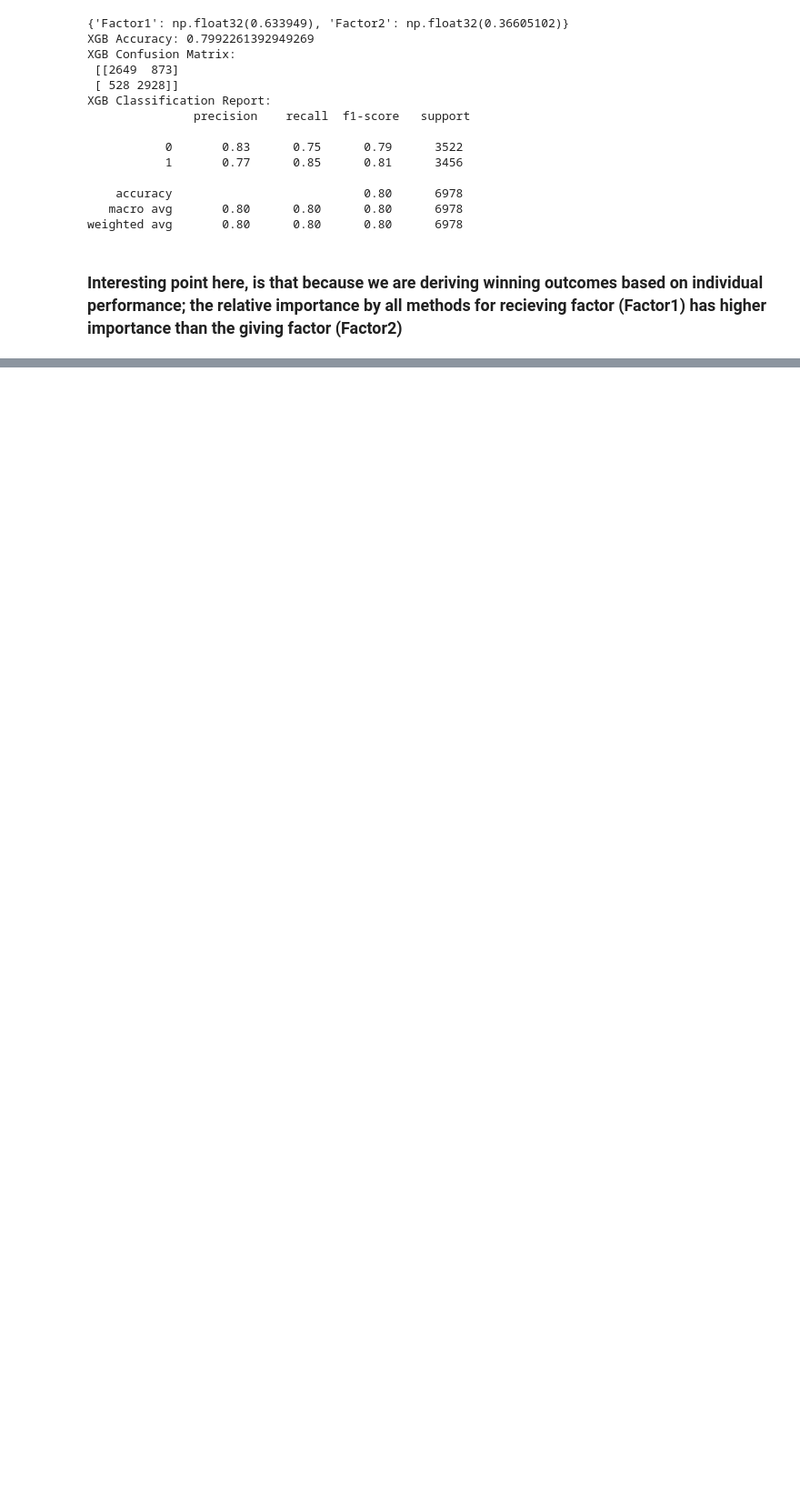
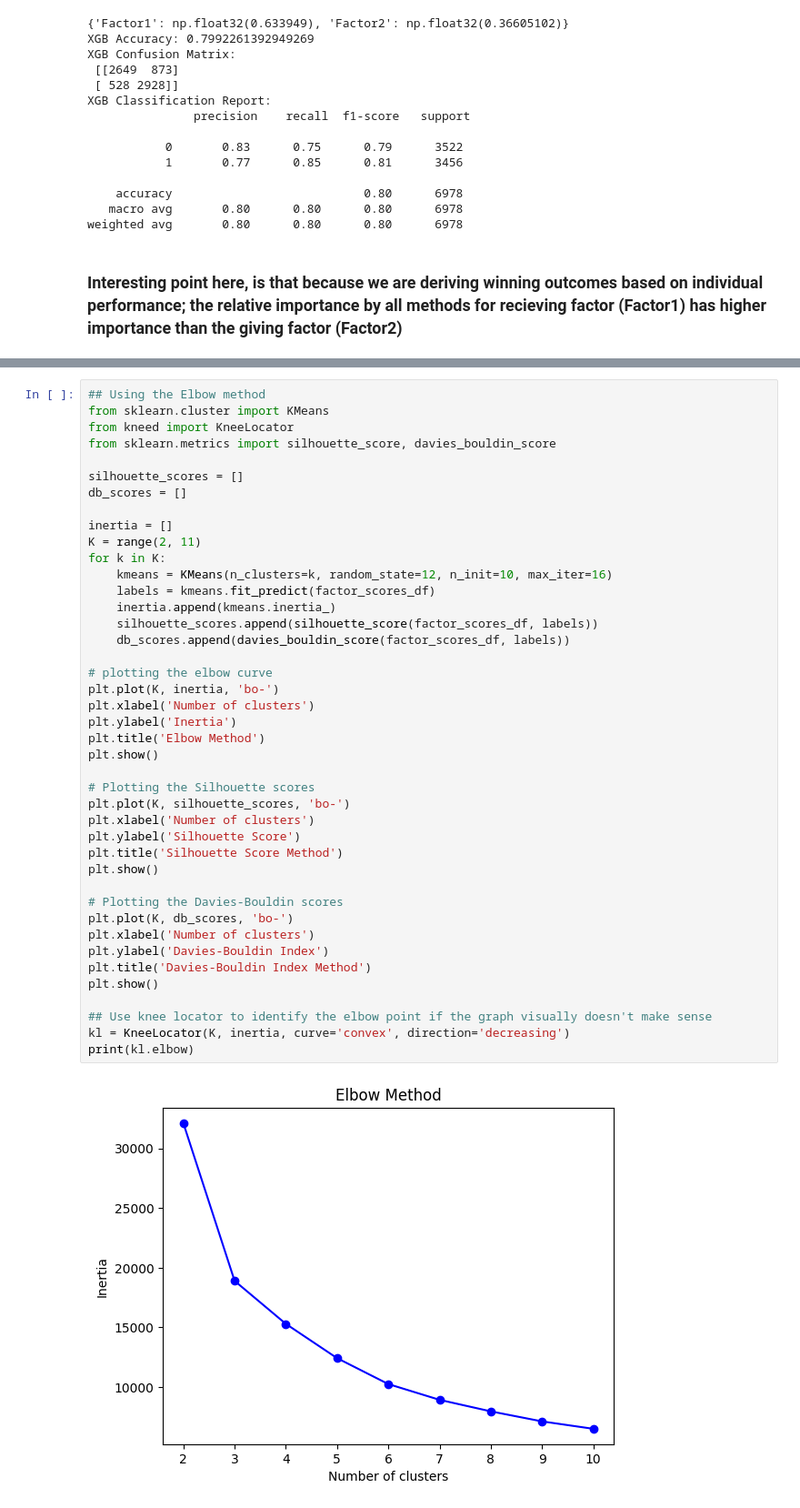
Before and after one commit to TDI-Lab/Collective-Intelligence-LoL, a Jupyter notebook: notebooks/individualAnalysis.ipynb, the cells around one changed output, grey strips where cells are left out. Shown: that part at 91% size. Saved outputs shown, nothing was run; the diff lists cells and outputs as text; blank space fills up the shorter version.

Commit message:
Code snippets for clustering teams and players

```diff
--- a/notebooks/individualAnalysis.ipynb
+++ b/notebooks/individualAnalysis.ipynb
@@ -739,0 +777,44 @@ weighted avg       0.80      0.80      0.80      6978
+# %%
+## Using the Elbow method
+from sklearn.cluster import KMeans
+from kneed import KneeLocator
+from sklearn.metrics import silhouette_score, davies_bouldin_score
+
+silhouette_scores = []
+db_scores = []
+
+inertia = []
+K = range(2, 11)
+for k in K:
+    kmeans = KMeans(n_clusters=k, random_state=12, n_init=10, max_iter=16)
+    labels = kmeans.fit_predict(factor_scores_df)
+    inertia.append(kmeans.inertia_)
+    silhouette_scores.append(silhouette_score(factor_scores_df, labels))
+    db_scores.append(davies_bouldin_score(factor_scores_df, labels))
+
+# plotting the elbow curve
+plt.plot(K, inertia, 'bo-')
+plt.xlabel('Number of clusters')
+plt.ylabel('Inertia')
+plt.title('Elbow Method')
+plt.show()
+
+# Plotting the Silhouette scores
+plt.plot(K, silhouette_scores, 'bo-')
+plt.xlabel('Number of clusters')
+plt.ylabel('Silhouette Score')
+plt.title('Silhouette Score Method')
+plt.show()
+
+# Plotting the Davies-Bouldin scores
+plt.plot(K, db_scores, 'bo-')
+plt.xlabel('Number of clusters')
+plt.ylabel('Davies-Bouldin Index')
+plt.title('Davies-Bouldin Index Method')
+plt.show()
+
+## Use knee locator to identify the elbow point if the graph visually doesn't make sense
+kl = KneeLocator(K, inertia, curve='convex', direction='decreasing')
+print(kl.elbow)
+# %% [output]
+[figure, added]
```
Also changed, not shown: parts of 16 cells of this notebook, 1 other file.
